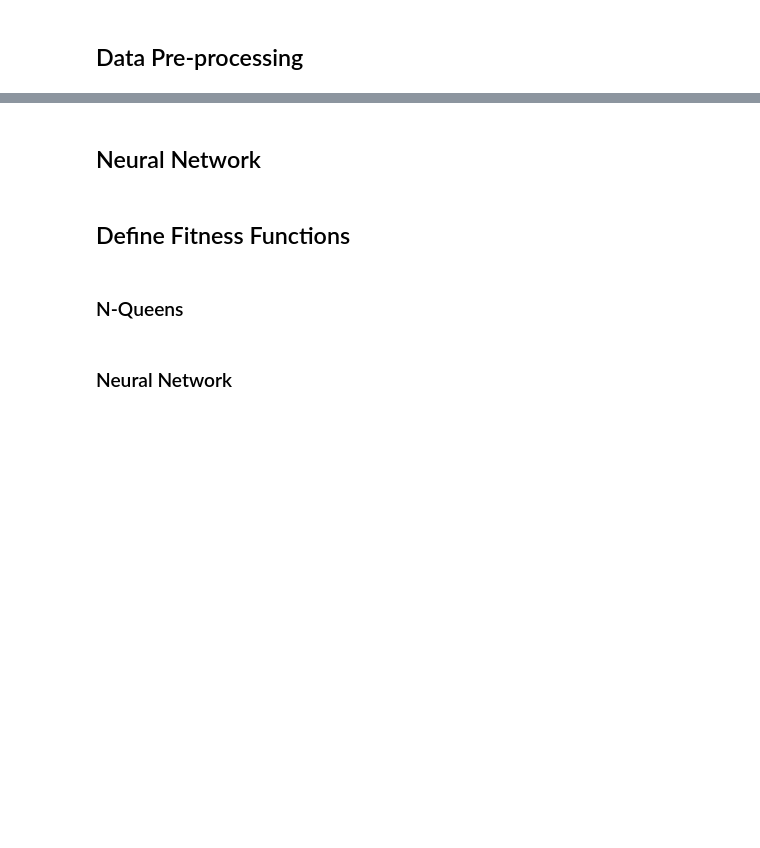
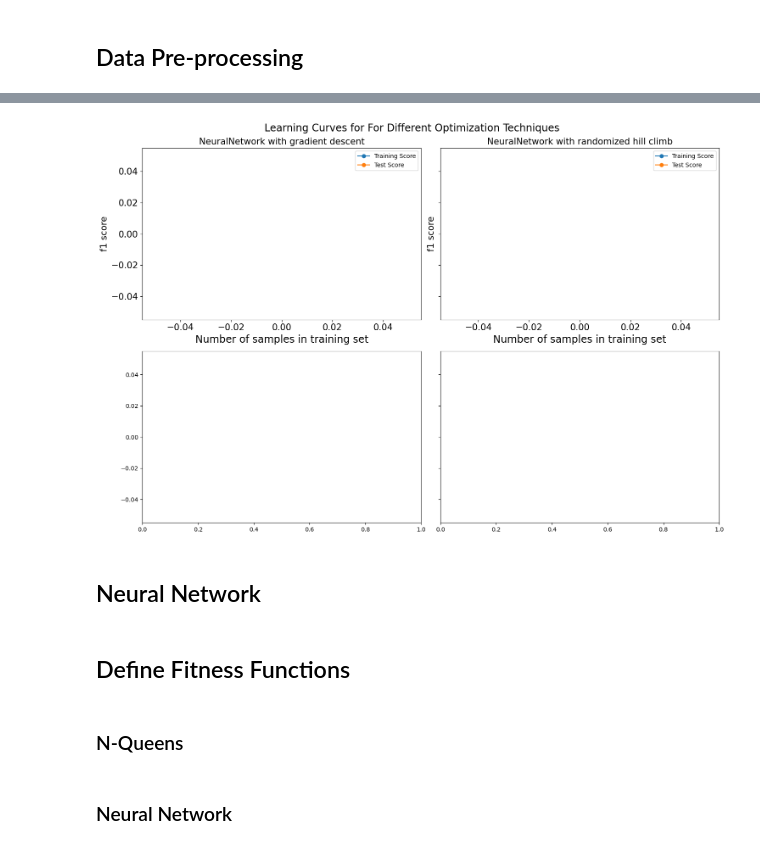
Before and after one commit to lboadi2/machine_learning, a Jupyter notebook: 2_randomized_optimization/optimization.ipynb, the cells around one changed output, grey strips where cells are left out. Saved outputs shown, nothing was run; the diff lists cells and outputs as text; code cells hidden in the pictures; blank space fills up the shorter version.

Commit message:
visuals for mimic and ga

```diff
--- a/2_randomized_optimization/optimization.ipynb
+++ b/2_randomized_optimization/optimization.ipynb
@@ -162,34 +162,37 @@ nn_rhc = mlrose.NeuralNetwork(hidden_nodes = [100],
                                 curve=False,
                                 random_state = 123456)
 
 fig, ax = plt.subplots(nrows=2, ncols=2, figsize=(15,10), sharey=True)
 ax = ax.flatten()
 # fig.delaxes(ax[4])
 # fig.delaxes(ax[5])
 
 common_params = {
     "X": x_shroom,
     "y": y_shroom,
     "train_sizes": np.linspace(0.1, 1.0, 5),
     "cv": ShuffleSplit(n_splits=5, test_size=0.2, random_state=0),
     "line_kw": {"marker": "o"},
     "std_display_style": "fill_between",
     # "score_name":make_scorer(accuracy_score),
     "score_type": "both",
     "n_jobs": -1,
 }
+#  nn_ga, nn_sa
 name_lst = ['gradient descent', 'randomized hill climb', 'genetic algorithm', 'simulated annealing']
-for ax_idx, estimator in enumerate([nn_gd, nn_rhc, nn_ga, nn_sa]):
+for ax_idx, estimator in enumerate([nn_gd, nn_rhc,]):
     LearningCurveDisplay.from_estimator(estimator, **common_params, ax=ax[ax_idx])
     handles, label = ax[ax_idx].get_legend_handles_labels()
     ax[ax_idx].legend(handles[:2], ["Training Score", "Test Score"])
     ax[ax_idx].set_title(f"{estimator.__class__.__name__} with {name_lst[ax_idx]}", fontsize=15)
     ax[ax_idx].set_xlabel('Number of samples in training set', fontsize='xx-large')
     ax[ax_idx].set_ylabel('f1 score',fontsize = 15)
     ax[ax_idx].tick_params(axis='both', which='major', labelsize=15)
     ax[ax_idx].tick_params(axis='both', which='minor', labelsize=15)
 fig.suptitle('Learning Curves for For Different Optimization Techniques', fontsize='xx-large')
 plt.tight_layout()
+# %% [output]
+[figure, added]
 # %%
 train_sizes_ga, train_scores_ga, test_scores_ga, fit_times_ga, score_times_ga = learning_curve(
     nn_sa, x_shroom, y_shroom, cv=5, n_jobs=-1, scoring='f1', train_sizes=np.linspace(0.05, 1.0, 10),
```
Also changed, not shown: parts of 1 cell of this notebook, 5 other files.
